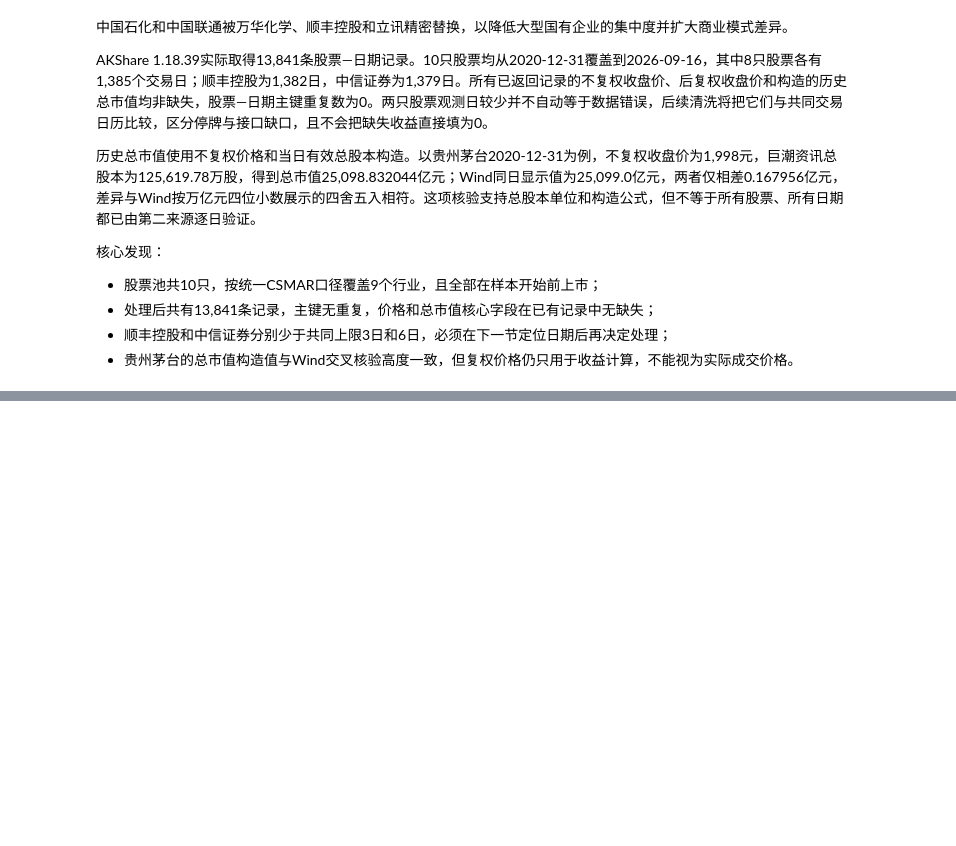
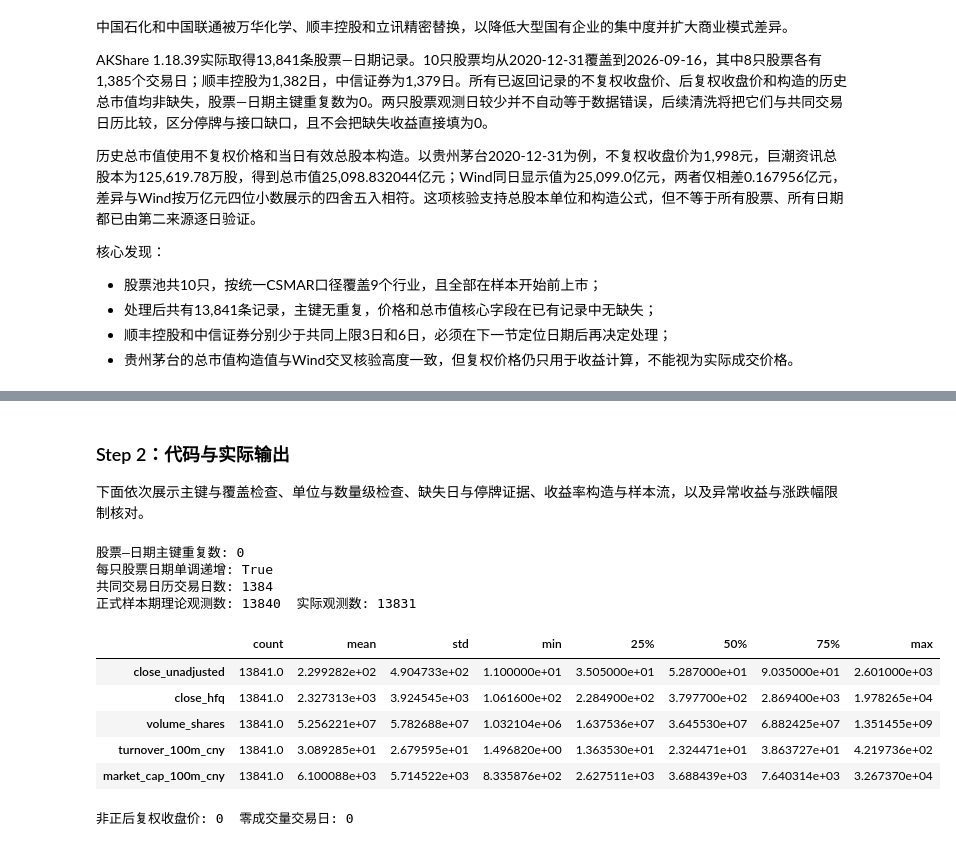
Before and after one commit to Jaremy112/fineco-homework, a Jupyter notebook: hw-02/hw_02-1.ipynb, the cells around one changed output, grey strips where cells are left out. Cells and saved outputs as stored; diff of their text form; code cells hidden in the pictures; blank space fills up the shorter version.

```diff
--- a/hw-02/hw_02-1.ipynb
+++ b/hw-02/hw_02-1.ipynb
@@ -210,0 +234,36 @@ AKShare 1.18.39实际取得13,841条股票—日期记录。10只股票均从202
+# %% [markdown]
+### Step 2：代码与实际输出
+
+下面依次展示主键与覆盖检查、单位与数量级检查、缺失日与停牌证据、收益率构造与样本流，以及异常收益与涨跌幅限制核对。
+# %%
+# 主键、排序、覆盖与单位检查
+daily = daily.sort_values(["stock_code", "date"]).reset_index(drop=True)
+
+print("股票—日期主键重复数:", int(daily.duplicated(["stock_code", "date"]).sum()))
+print("每只股票日期单调递增:", bool(
+    daily.groupby("stock_code")["date"].apply(lambda s: s.is_monotonic_increasing).all()
+))
+
+# 共同交易日历取正式样本期内10只股票交易日的并集
+calendar = sorted(daily.loc[daily["date"] >= "2021-01-01", "date"].unique())
+n_sample = int((daily["date"] >= "2021-01-01").sum())
+print("共同交易日历交易日数:", len(calendar))
+print("正式样本期理论观测数:", len(calendar) * daily["stock_code"].nunique(), " 实际观测数:", n_sample)
+
+# 单位与数量级检查
+display(daily[["close_unadjusted", "close_hfq", "volume_shares",
+               "turnover_100m_cny", "market_cap_100m_cny"]].describe().T)
+print("非正后复权收盘价:", int((daily["close_hfq"] <= 0).sum()),
+      " 零成交量交易日:", int((daily["volume_shares"] == 0).sum()))
+# %% [output]
+股票—日期主键重复数: 0
+每只股票日期单调递增: True
+共同交易日历交易日数: 1384
+正式样本期理论观测数: 13840  实际观测数: 13831
+|  | count | mean | std | min | 25% | 50% | 75% | max |
+| close_unadjusted | 13841.0 | 2.299282e+02 | 4.904733e+02 | 1.100000e+01 | 3.505000e+01 | 5.287000e+01 | 9.035000e+01 | 2.601000e+03 |
+| close_hfq | 13841.0 | 2.327313e+03 | 3.924545e+03 | 1.061600e+02 | 2.284900e+02 | 3.797700e+02 | 2.869400e+03 | 1.978265e+04 |
+| volume_shares | 13841.0 | 5.256221e+07 | 5.782688e+07 | 1.032104e+06 | 1.637536e+07 | 3.645530e+07 | 6.882425e+07 | 1.351455e+09 |
+| turnover_100m_cny | 13841.0 | 3.089285e+01 | 2.679595e+01 | 1.496820e+00 | 1.363530e+01 | 2.324471e+01 | 3.863727e+01 | 4.219736e+02 |
+| market_cap_100m_cny | 13841.0 | 6.100088e+03 | 5.714522e+03 | 8.335876e+02 | 2.627511e+03 | 3.688439e+03 | 7.640314e+03 | 3.267370e+04 |
+非正后复权收盘价: 0  零成交量交易日: 0
```
Also changed, not shown: parts of 8 cells of this notebook, 6 other files.
